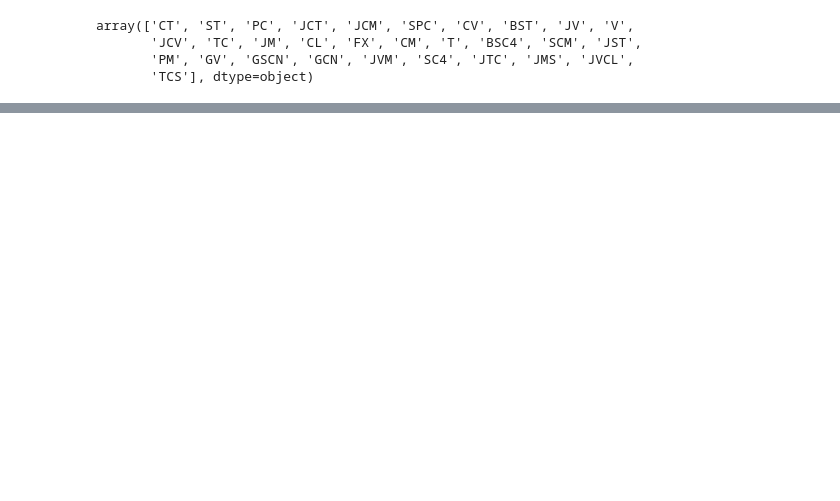
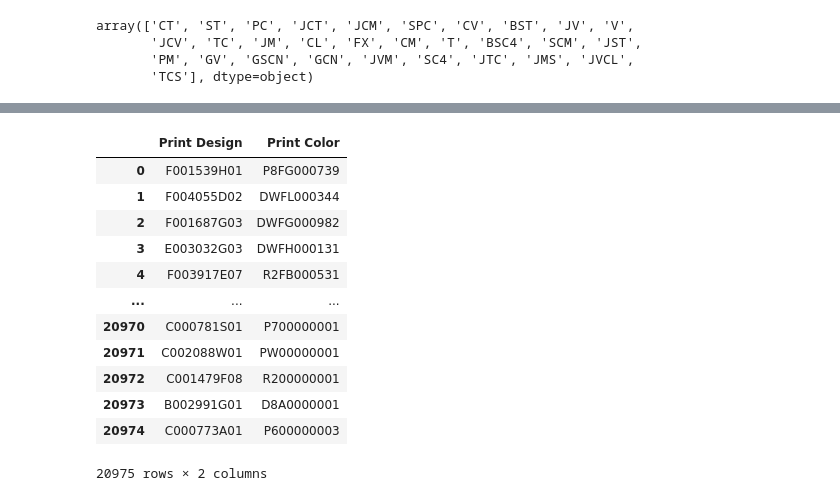
Before and after one commit to sinchan-s/F3P, a Jupyter notebook: main.ipynb, the cells around one changed output, grey strips where cells are left out. Cells and saved outputs as stored; diff of their text form; code cells hidden in the pictures; blank space fills up the shorter version.

```diff
--- a/main.ipynb
+++ b/main.ipynb
@@ -221,0 +265,17 @@ array(['CT', 'ST', 'PC', 'JCT', 'JCM', 'SPC', 'CV', 'BST', 'JV', 'V',
+# %%
+des_df = new_df.loc[:,['Print Design', 'Print Color']]
+des_df
+# %% [output]
+|  | Print Design | Print Color |
+| 0 | F001539H01 | P8FG000739 |
+| 1 | F004055D02 | DWFL000344 |
+| 2 | F001687G03 | DWFG000982 |
+| 3 | E003032G03 | DWFH000131 |
+| 4 | F003917E07 | R2FB000531 |
+| ... | ... | ... |
+| 20970 | C000781S01 | P700000001 |
+| 20971 | C002088W01 | PW00000001 |
+| 20972 | C001479F08 | R200000001 |
+| 20973 | B002991G01 | D8A0000001 |
+| 20974 | C000773A01 | P600000003 |
+20975 rows × 2 columns
```
Also changed, not shown: parts of 8 cells of this notebook, 1 other file.
